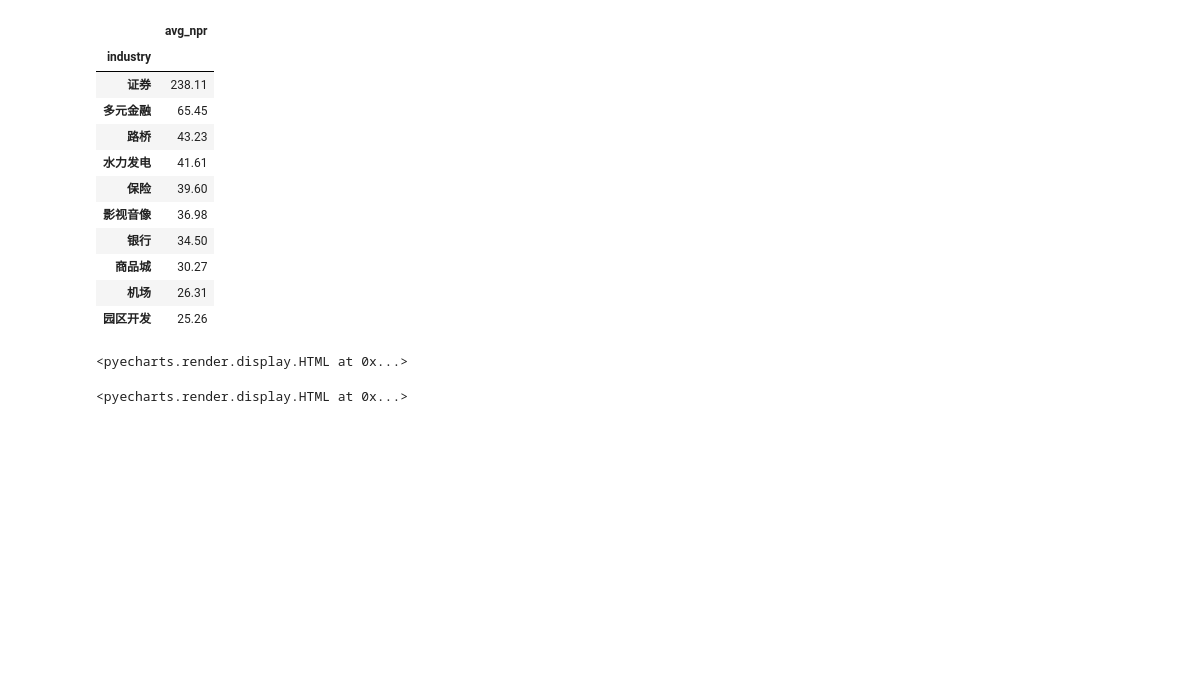
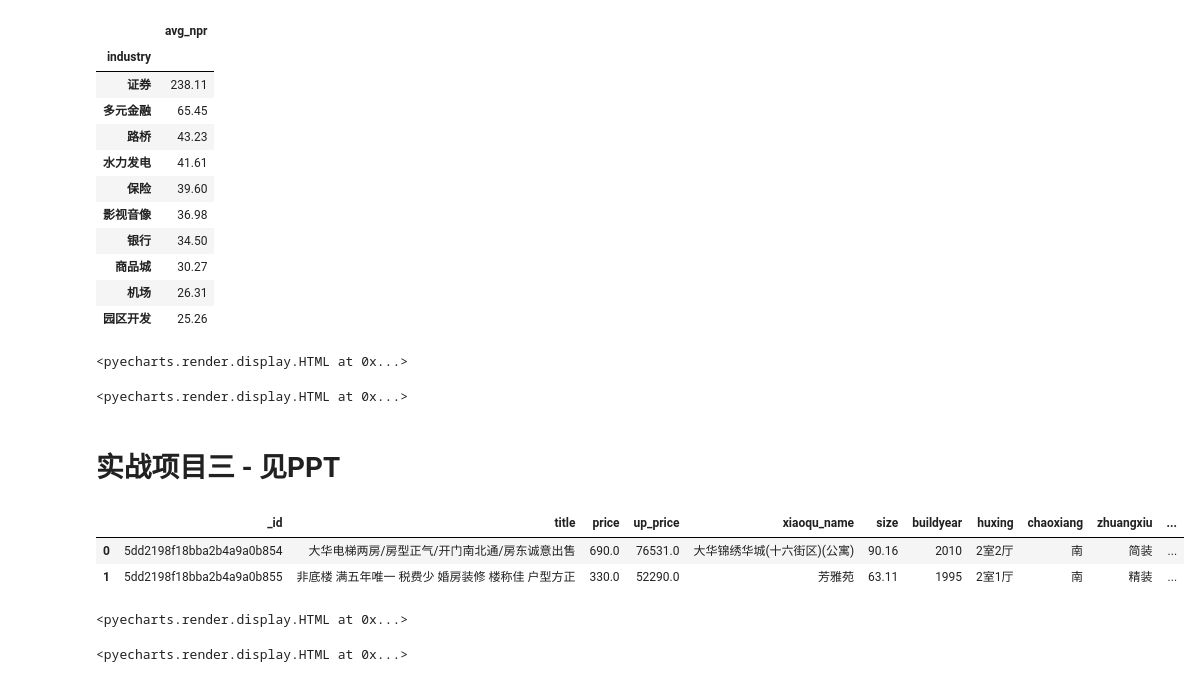
Before and after one commit to shenzhongqiang/21DayPython, a Jupyter notebook: chapter14.ipynb, the cells around one changed output. Drawn from its saved outputs; the diff is of its cells as text; code cells hidden in the pictures; blank space fills up the shorter version.

```diff
--- a/chapter14.ipynb
+++ b/chapter14.ipynb
@@ -669,3 +669,18 @@ wc.set_global_opts(title_opts=opts.TitleOpts(title="WordCloud-基本示例"))
 wc.render_notebook()
 # %% [output]
 <pyecharts.render.display.HTML at 0x...>
+# %% [markdown]
+# 实战项目三 - 见PPT
+# %%
+df = pd.read_csv("houses.csv", sep='>', index_col=0)
+df = df.drop_duplicates(["title", "price",
+                    "xiaoqu_name", "size",
+                    "buildyear", "huxing",
+                    "chaoxiang", "zhuangxiu",
+                    "cenggao", "district_name",
+                    "sub_district_name"])
+df.head(2)
+# %% [output]
+|  | _id | title | price | up_price | xiaoqu_name | size | buildyear | huxing | chaoxiang | zhuangxiu | ... |
+| 0 | 5dd2198f18bba2b4a9a0b854 | 大华电梯两房/房型正气/开门南北通/房东诚意出售 | 690.0 | 76531.0 | 大华锦绣华城(十六街区)(公寓) | 90.16 | 2010 | 2室2厅 | 南 | 简装 | ... |
+| 1 | 5dd2198f18bba2b4a9a0b855 | 非底楼 满五年唯一 税费少 婚房装修 楼称佳 户型方正 | 330.0 | 52290.0 | 芳雅苑 | 63.11 | 1995 | 2室1厅 | 南 | 精装 | ... |
@@ -671,0 +690,12 @@ wc.render_notebook()
+# %%
+from pyecharts.charts import Bar
+from pyecharts import options as opts
+bar = Bar()
+avg_price = np.round(df_avg.avg_price.values).tolist()
+bar.add_xaxis(df_avg.index.values.tolist())
+bar.add_yaxis("均价", avg_price)
+
+bar.set_global_opts(title_opts=opts.TitleOpts(title="上海各区均价"))
+bar.render_notebook()
+# %% [output]
+<pyecharts.render.display.HTML at 0x...>
@@ -671,0 +705,14 @@ wc.render_notebook()
+# %%
+from pyecharts import options as opts
+from pyecharts.charts import Pie
+pie = Pie()
+districts = df_district.index.values.tolist()
+values = df_district.house_num.values.tolist()
+pie.add("", [list(z) for z in zip(districts, values)])
+pie.set_global_opts(
+    title_opts=opts.TitleOpts(title="房源分布"),
+    legend_opts=opts.LegendOpts(orient="verticle", pos_right=20))
+pie.set_series_opts(label_opts=opts.LabelOpts(formatter="{b}: {c}"))
+pie.render_notebook()
+# %% [output]
+<pyecharts.render.display.HTML at 0x...>
```
Also changed, not shown: parts of 8 cells of this notebook, 3 other files.
